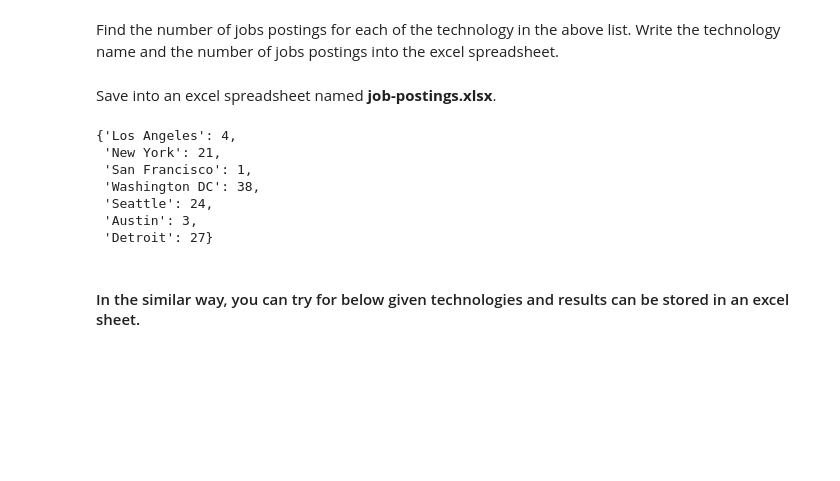
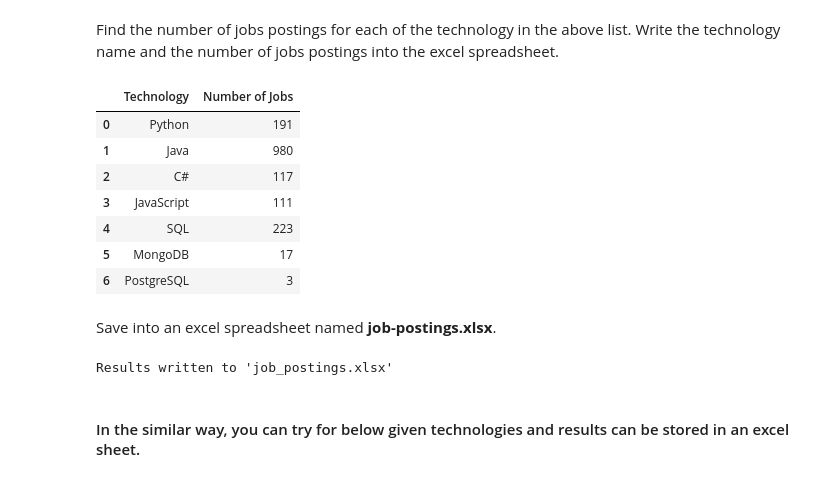
Before and after one commit to shres2020/CapstonProject, a Jupyter notebook: Collecting_job_data_using_APIs_Lab.ipynb, the cells around one changed output. Cells and saved outputs as stored; diff of their text form; code cells hidden in the pictures; blank space fills up the shorter version.

```diff
--- a/Collecting_job_data_using_APIs_Lab.ipynb
+++ b/Collecting_job_data_using_APIs_Lab.ipynb
@@ -222,3 +213,6 @@ States = ['Los Angeles',
+# %%
+#your code goes here
+technologies = ["Python", "Java", "C#", "JavaScript", "SQL", "MongoDB", "PostgreSQL"]
 # %% [markdown]
 Import libraries required to create excel spreadsheet
 # %%
@@ -260,18 +234,29 @@ def get_number_of_jobs_from_states(technology, locations):
+# %%
+results = []
+for technology in technologies:
+    results.append(get_number_of_jobs_T(technology))
+
+df = pd.DataFrame(results, columns=["Technology", "Number of Jobs"])
+df
+# %% [output]
+|  | Technology | Number of Jobs |
+| 0 | Python | 191 |
+| 1 | Java | 980 |
+| 2 | C# | 117 |
+| 3 | JavaScript | 111 |
+| 4 | SQL | 223 |
+| 5 | MongoDB | 17 |
+| 6 | PostgreSQL | 3 |
 # %% [markdown]
 Save into an excel spreadsheet named **job-postings.xlsx**.
-# %%
-#your code goes here
-wb.save("job-postings.xlsx")
-
-get_number_of_jobs_from_states("Python", States)
-# %% [output]
-{'Los Angeles': 4,
- 'New York': 21,
- 'San Francisco': 1,
- 'Washington DC': 38,
- 'Seattle': 24,
- 'Austin': 3,
- 'Detroit': 27}
+# %%
+for tech, count in results:
+    ws.append([tech, count])
+
+wb.save("job-postings.xlsx")
+print("Results written to 'job_postings.xlsx'")
+# %% [output]
+Results written to 'job_postings.xlsx'
 # %% [markdown]
 #### In the similar way, you can try for below given technologies and results  can be stored in an excel sheet.
 # %% [markdown]
```
Also changed, not shown: parts of 4 cells of this notebook.
